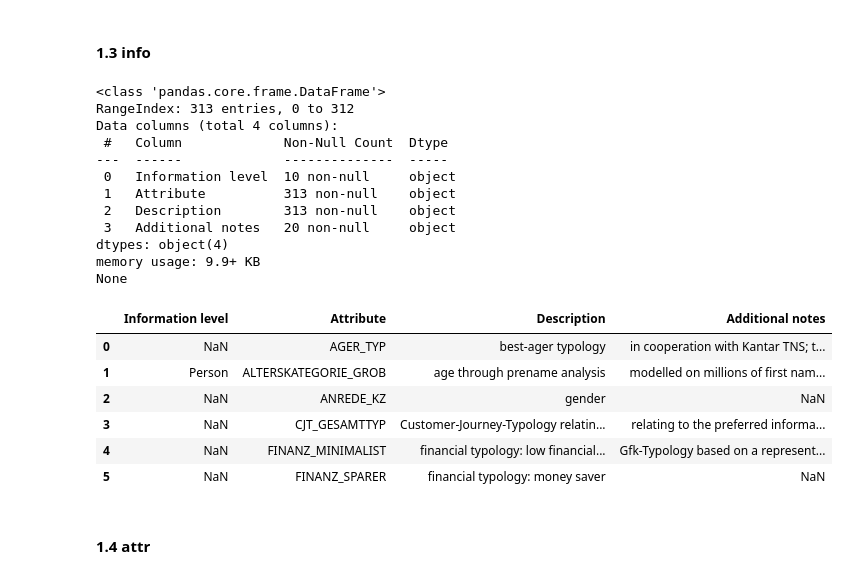
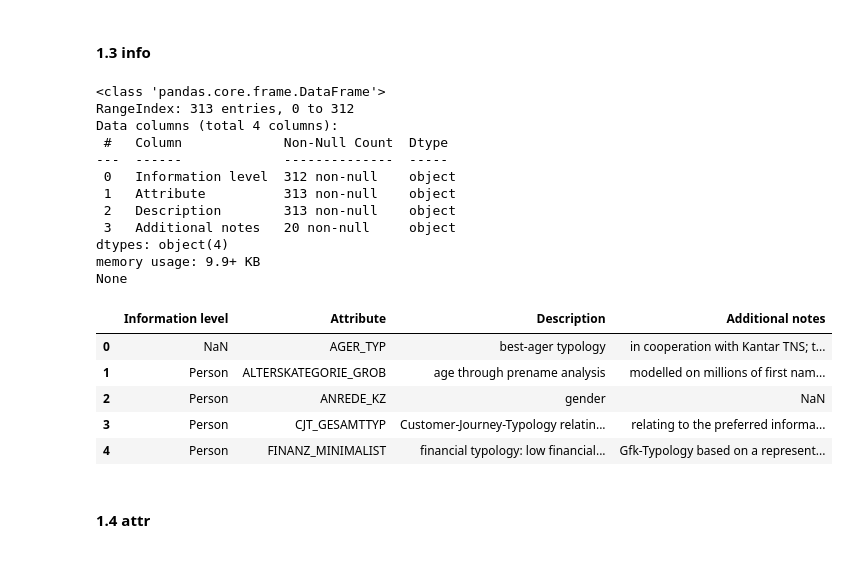
Before and after one commit to jaeyoun-chang/u_city_capstone, a Jupyter notebook: Arvato Project Workbook.ipynb, the cells around one changed output. Drawn from its saved outputs; the diff is of its cells as text; code cells hidden in the pictures.

```diff
--- a/Arvato Project Workbook.ipynb
+++ b/Arvato Project Workbook.ipynb
@@ -158,33 +158,35 @@ None
 # %%
 '''
 load and overview
 '''
 
 info = pd.read_excel(
     'DIAS Information Levels - Attributes 2017.xlsx', header=1).iloc[:, 1:]
 
+# fillna of Information level as values are only in the 1st rows
+info['Information level'] = info['Information level'].fillna(method = 'ffill')
+
 print (info.info())
-info.head(6)
+info.head()
 # %% [output]
 <class 'pandas.core.frame.DataFrame'>
 RangeIndex: 313 entries, 0 to 312
 Data columns (total 4 columns):
  #   Column             Non-Null Count  Dtype
 ---  ------             --------------  -----
- 0   Information level  10 non-null     object
+ 0   Information level  312 non-null    object
  1   Attribute          313 non-null    object
  2   Description        313 non-null    object
  3   Additional notes   20 non-null     object
 dtypes: object(4)
 memory usage: 9.9+ KB
 None
 |  | Information level | Attribute | Description | Additional notes |
 | 0 | NaN | AGER_TYP | best-ager typology | in cooperation with Kantar TNS; t... |
 | 1 | Person | ALTERSKATEGORIE_GROB | age through prename analysis | modelled on millions of first nam... |
-| 2 | NaN | ANREDE_KZ | gender | NaN |
-| 3 | NaN | CJT_GESAMTTYP | Customer-Journey-Typology relatin... | relating to the preferred informa... |
-| 4 | NaN | FINANZ_MINIMALIST | financial typology: low financial... | Gfk-Typology based on a represent... |
-| 5 | NaN | FINANZ_SPARER | financial typology: money saver | NaN |
+| 2 | Person | ANREDE_KZ | gender | NaN |
+| 3 | Person | CJT_GESAMTTYP | Customer-Journey-Typology relatin... | relating to the preferred informa... |
+| 4 | Person | FINANZ_MINIMALIST | financial typology: low financial... | Gfk-Typology based on a represent... |
 # %% [markdown]
 #### 1.4 attr
 # %%
```
Also changed, not shown: parts of 92 cells of this notebook, 3 other files.
